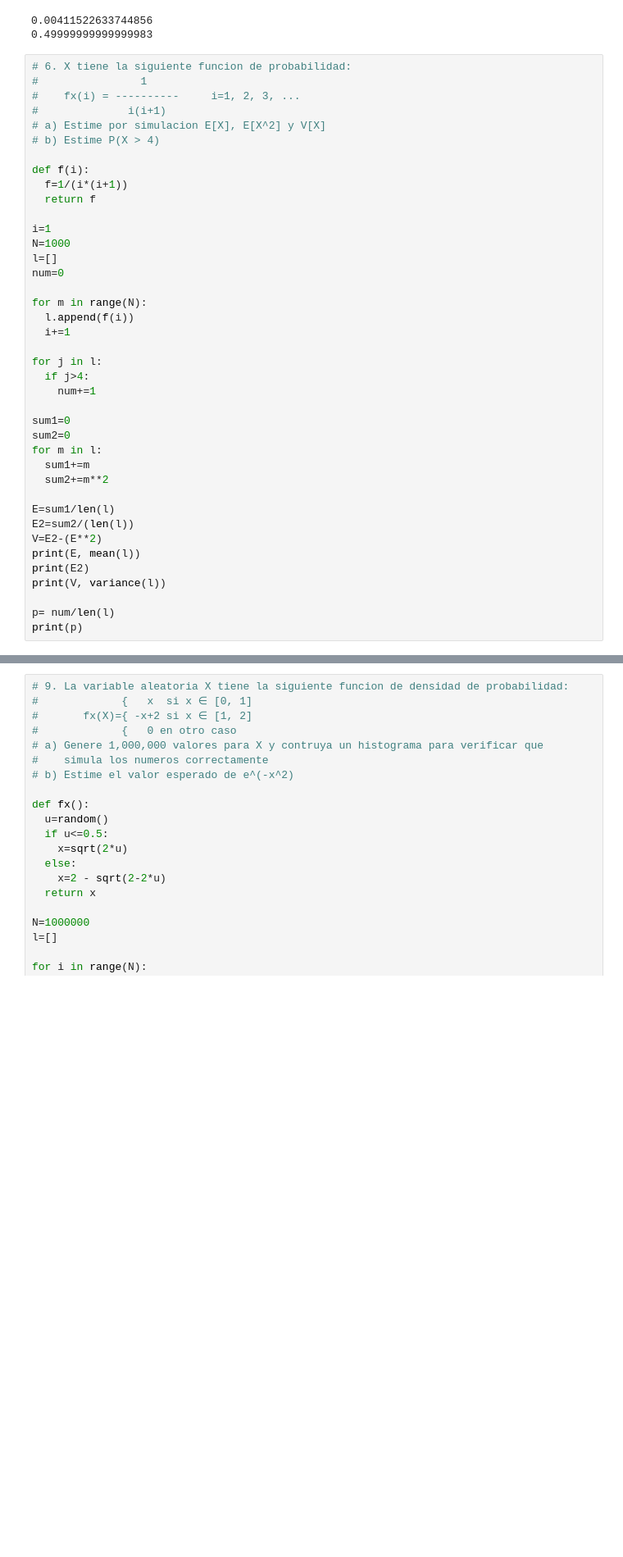
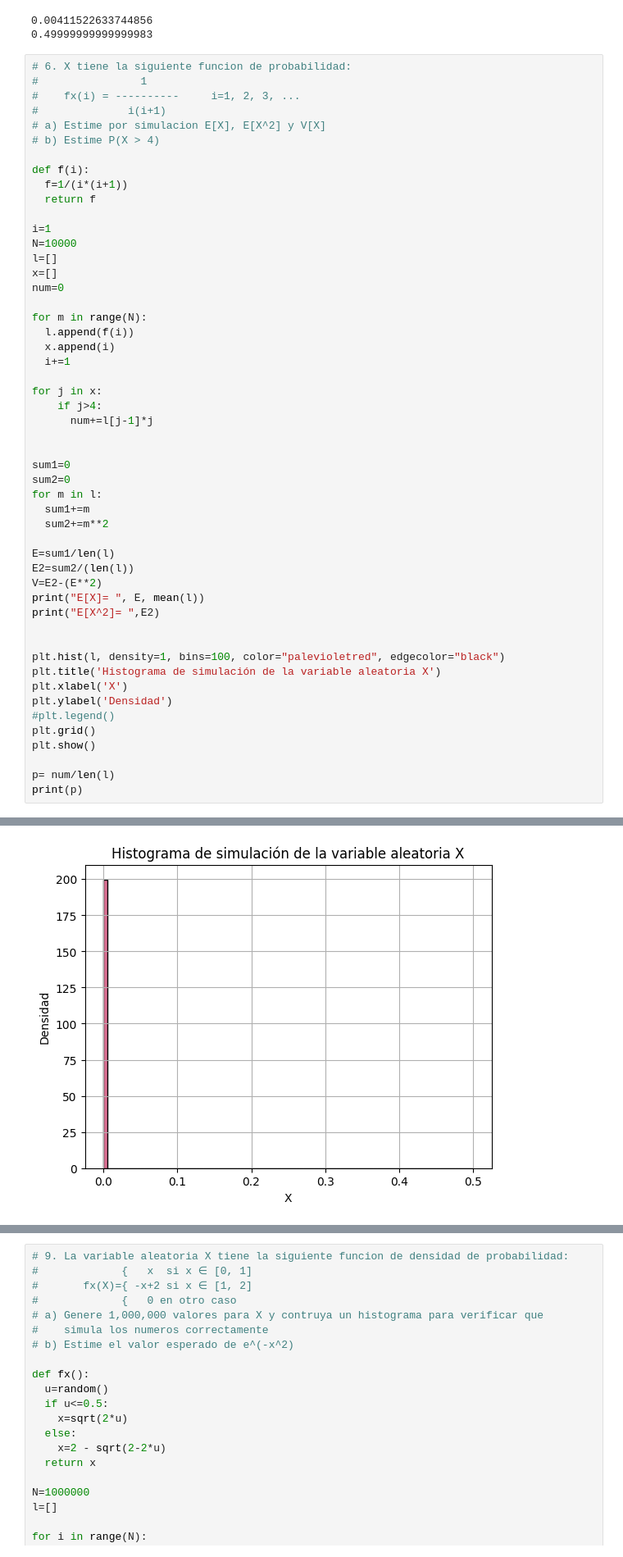
Before and after one commit to Jair-RM/Simulacion-I-Figols, a Jupyter notebook: Guia_Primer_Parcial.ipynb, the cells around one changed output, grey strips where cells are left out. Shown at 82% size. Saved outputs shown, nothing was run; the diff lists cells and outputs as text; blank space fills up the shorter version.

```diff
--- a/Guia_Primer_Parcial.ipynb
+++ b/Guia_Primer_Parcial.ipynb
@@ -155,17 +155,20 @@ def f(i):
   return f
 
 i=1
-N=1000
+N=10000
 l=[]
+x=[]
 num=0
 
 for m in range(N):
   l.append(f(i))
+  x.append(i)
   i+=1
 
-for j in l:
-  if j>4:
-    num+=1
+for j in x:
+    if j>4:
+      num+=l[j-1]*j
+
 
 sum1=0
 sum2=0
@@ -176,9 +179,17 @@ for m in l:
 E=sum1/len(l)
 E2=sum2/(len(l))
 V=E2-(E**2)
-print(E, mean(l))
-print(E2)
-print(V, variance(l))
+print("E[X]= ", E, mean(l))
+print("E[X^2]= ",E2)
+
+
+plt.hist(l, density=1, bins=100, color="palevioletred", edgecolor="black")
+plt.title('Histograma de simulación de la variable aleatoria X')
+plt.xlabel('X')
+plt.ylabel('Densidad')
+#plt.legend()
+plt.grid()
+plt.show()
 
 p= num/len(l)
 print(p)
@@ -189,0 +199 @@ print(p)
+[figure, added]
```
Also changed, not shown: parts of 3 cells of this notebook.
